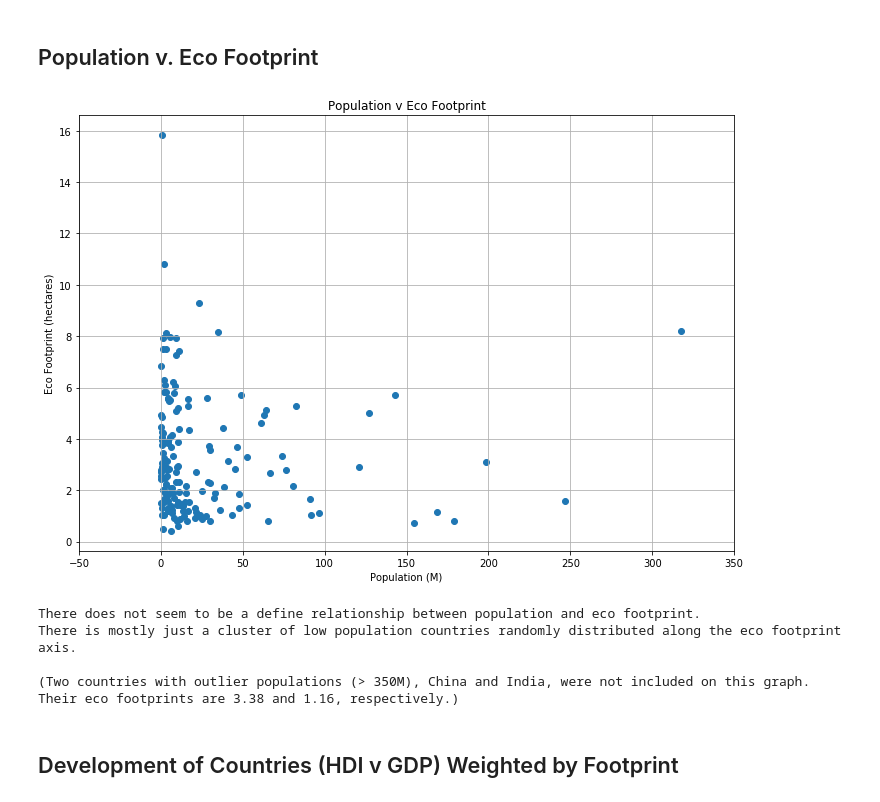
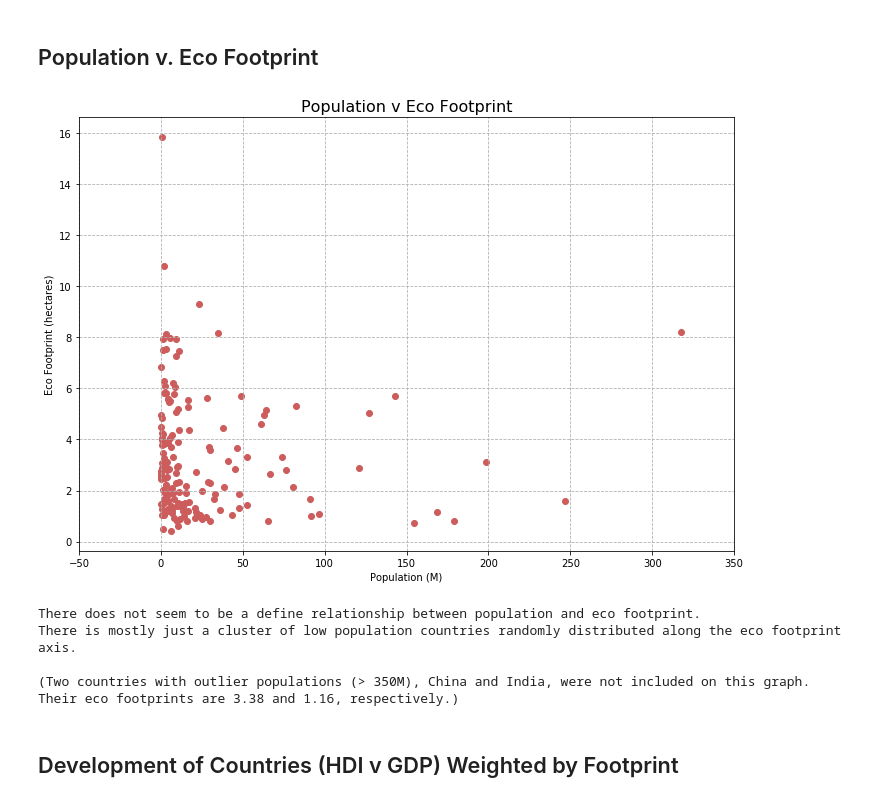
Before and after one commit to limbz-sami/Eco_footprint, a Jupyter notebook: eco_analysis.ipynb, the cells around one changed output. Cells and saved outputs as stored; diff of their text form; code cells hidden in the pictures.

Commit message:
new images

```diff
--- a/eco_analysis.ipynb
+++ b/eco_analysis.ipynb
@@ -64,32 +64,32 @@ eco_sort
 # %%
 # Data lists
 population = clean_df['Population (millions)']
 deficit_reserve = clean_df['Total Ecological Footprint']
 
 # Scatter plot
 fig, ax = plt.subplots(figsize=(10,7))
-plt.scatter(population, deficit_reserve)
+plt.scatter(population, deficit_reserve, color='indianred')
 plt.xlim(-50,350,50)
-plt.title('Population v Eco Footprint')
+plt.title('Population v Eco Footprint', fontsize=16)
 plt.xlabel('Population (M)')
 plt.ylabel('Eco Footprint (hectares)')
-plt.grid()
+plt.grid(linestyle='--')
 
 # Save and show the figure
 plt.tight_layout()
 plt.savefig('Images/1_population_footprint.png')
 plt.show()
 
 # Observations
 print('''
 There does not seem to be a define relationship between population and eco footprint.
 There is mostly just a cluster of low population countries randomly distributed along the eco footprint axis.
 
 (Two countries with outlier populations (> 350M), China and India, were not included on this graph.
 Their eco footprints are 3.38 and 1.16, respectively.)
 ''')
 # %% [output]
-[figure, old version]
+[figure, new version]
 There does not seem to be a define relationship between population and eco footprint.
 There is mostly just a cluster of low population countries randomly distributed along the eco footprint axis.
 
```
Also changed, not shown: parts of 14 cells of this notebook, 7 other files.
